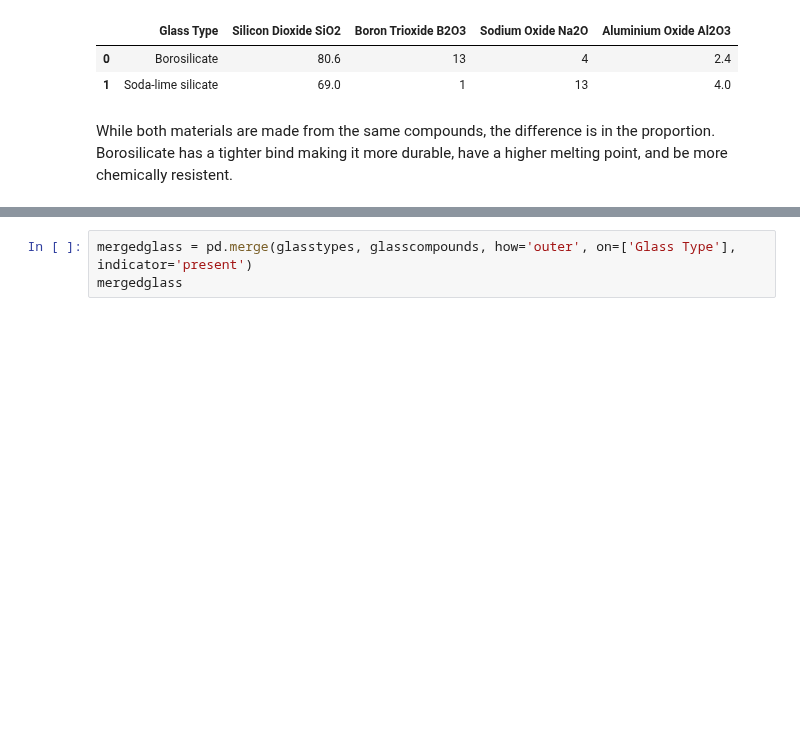
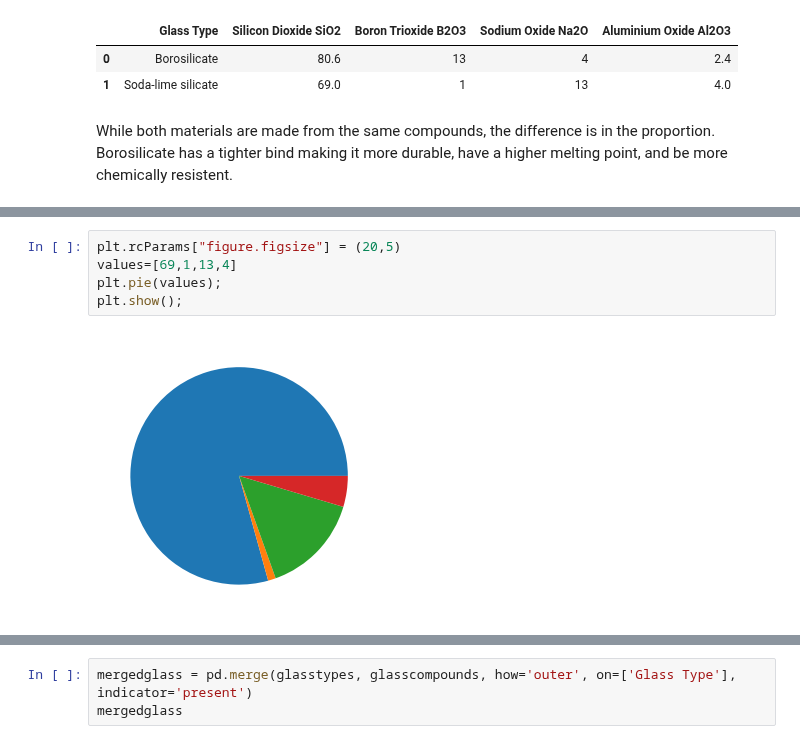
Before and after one commit to khagerthey/VIS1, a Jupyter notebook: Glass_vs_Plastic_Merge.ipynb, the cells around one changed output, grey strips where cells are left out. Saved outputs shown, nothing was run; the diff lists cells and outputs as text; blank space fills up the shorter version.

```diff
--- a/Glass_vs_Plastic_Merge.ipynb
+++ b/Glass_vs_Plastic_Merge.ipynb
@@ -383,0 +391,7 @@ While both materials are made from the same compounds, the difference is in the
+# %%
+plt.rcParams["figure.figsize"] = (20,5)
+values=[69,1,13,4]
+plt.pie(values);
+plt.show();
+# %% [output]
+[figure, added]
```
Also changed, not shown: parts of 2 cells of this notebook.
